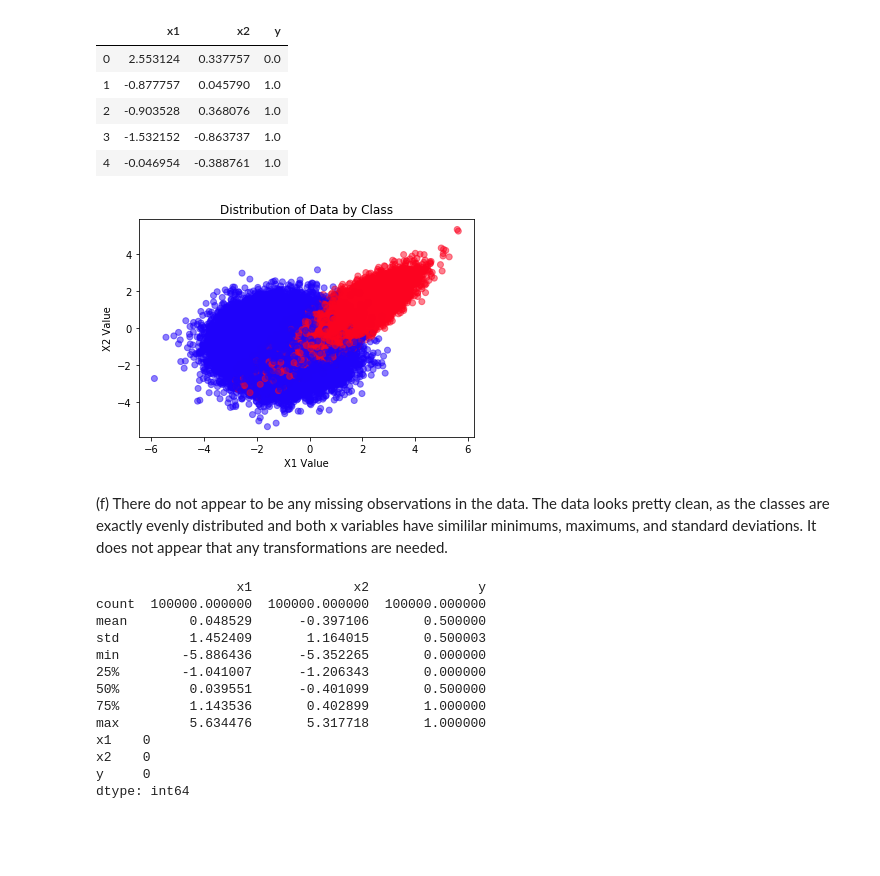
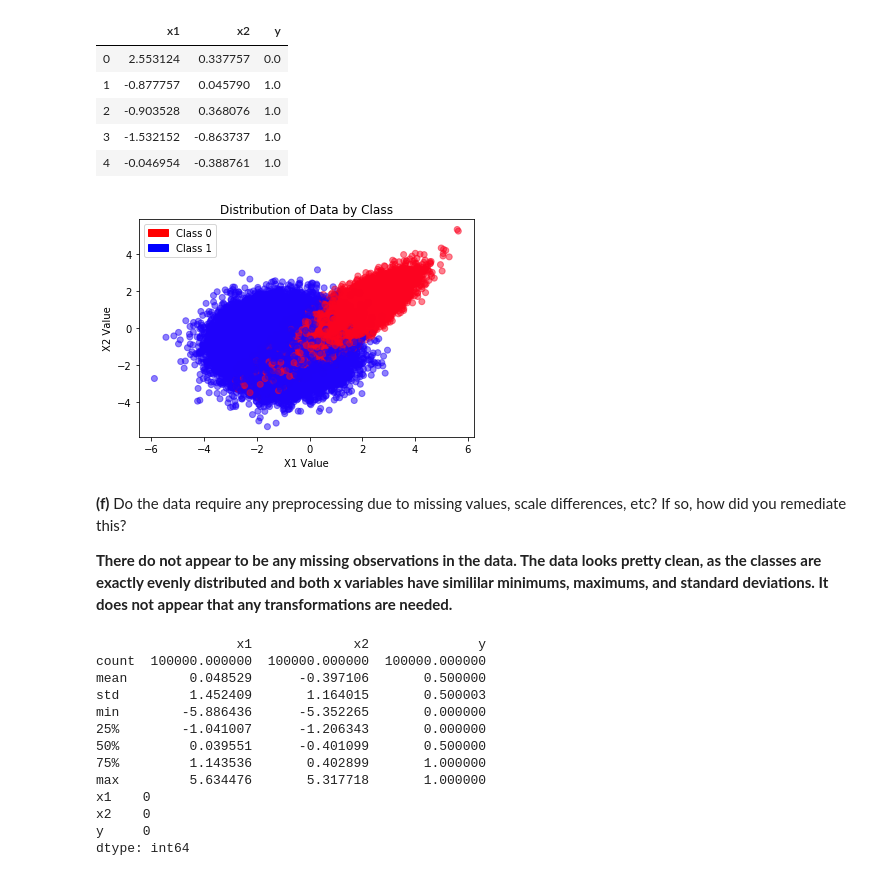
Before and after one commit to joekrinke15/IDS-705-Principles-of-Machine-Learning, a Jupyter notebook: Assignment_3.ipynb, the cells around one changed output. Saved outputs shown, nothing was run; the diff lists cells and outputs as text; code cells hidden in the pictures; blank space fills up the shorter version.

```diff
--- a/Assignment_3.ipynb
+++ b/Assignment_3.ipynb
@@ -111,19 +65,25 @@ data.head()
 # %%
 #Plotting data
 from matplotlib.colors import ListedColormap
+import matplotlib.patches as mpatches
 from math import pow
-
+red_patch = mpatches.Patch(color='red', label='Class 0') #Generating legend colors and text
+blue_patch = mpatches.Patch(color='blue', label='Class 1')
 cmap_class = ListedColormap(['#fc0320','#1f02fa' ]) #Creating corn-esque color map
 plt.scatter(data['x1'], data['x2'], c = data['y'], alpha = .5, cmap=cmap_class)
 plt.xlabel('X1 Value')
 plt.ylabel('X2 Value')
 plt.title('Distribution of Data by Class')
+plt.legend(handles = (red_patch, blue_patch))
 
 plt.show()
 # %% [output]
-[figure, old version]
+[figure, new version]
 # %% [markdown]
-(f) There do not appear to be any missing observations in the data. The data looks pretty clean, as the classes are exactly evenly distributed and both x variables have simililar minimums, maximums, and standard deviations. It does not appear that any transformations are needed.
+**(f)**
+Do the data require any preprocessing due to missing values, scale differences, etc? If so, how did you remediate this?
+
+**There do not appear to be any missing observations in the data. The data looks pretty clean, as the classes are exactly evenly distributed and both x variables have simililar minimums, maximums, and standard deviations. It does not appear that any transformations are needed.**
 # %%
 #Getting summary statistics of data.
 print(data.describe())
```
Also changed, not shown: parts of 76 cells of this notebook, 2 other files.
